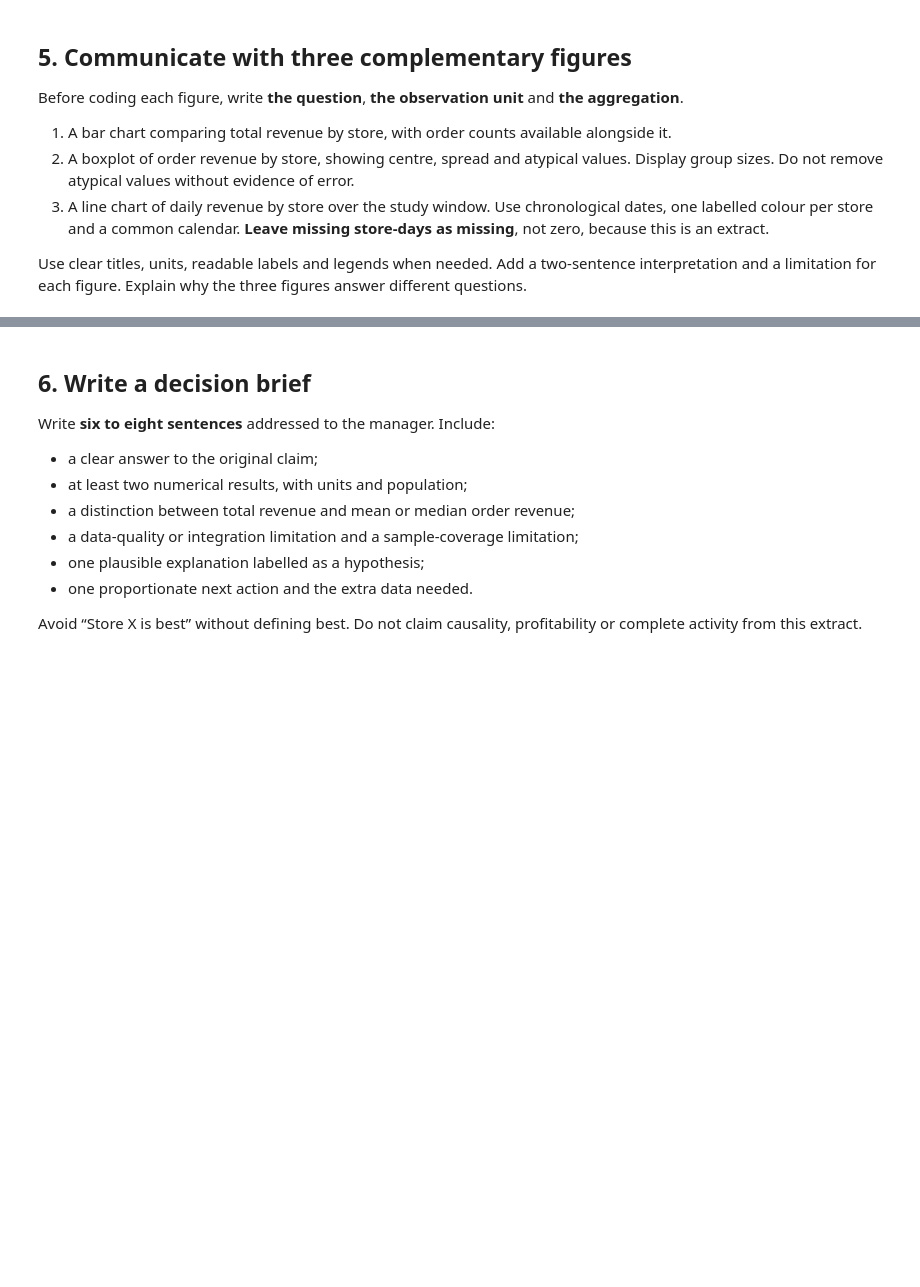
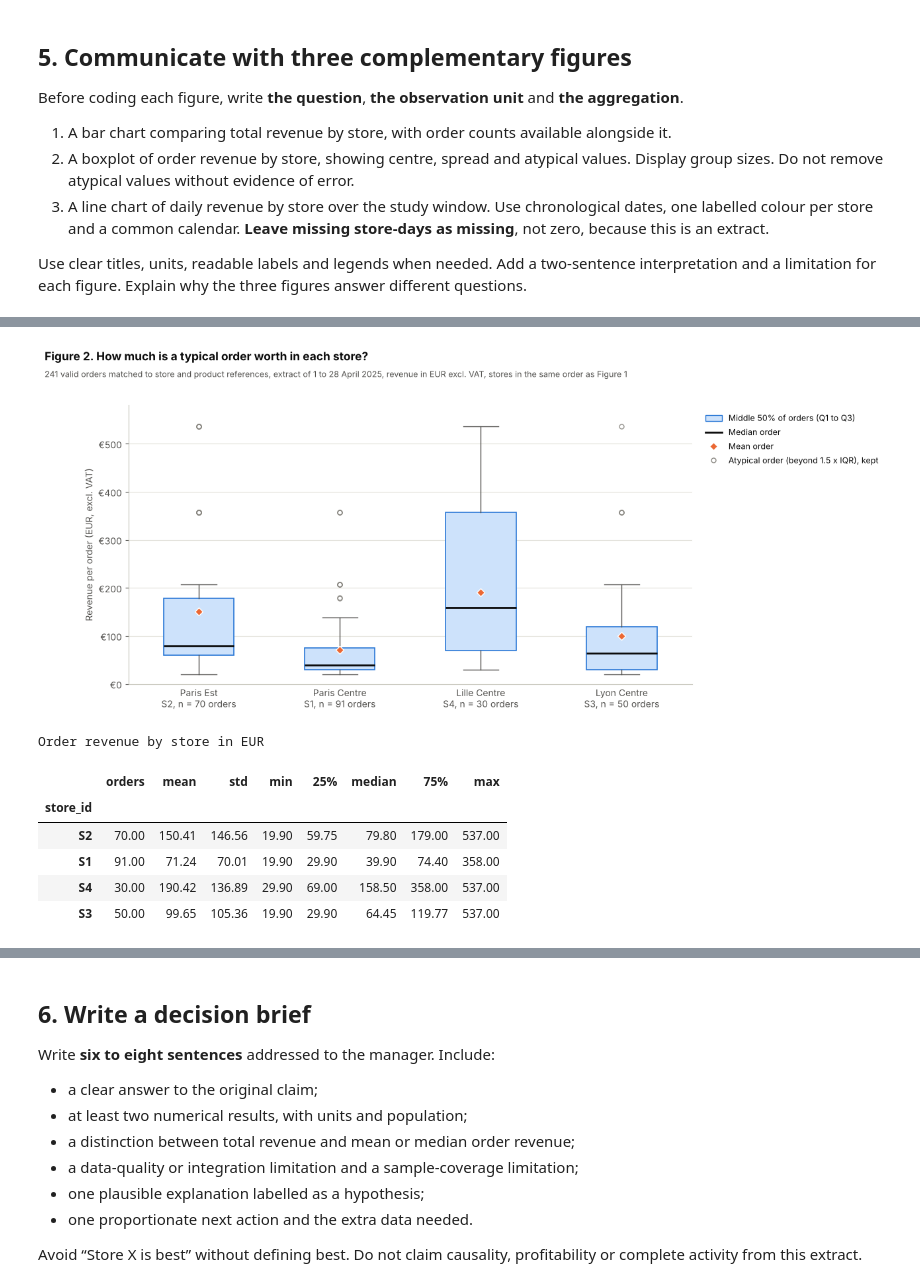
Before and after one commit to rylesdev/inf4, a Jupyter notebook: notebooks/05-Data-Integration-Case-Study.ipynb, the cells around one changed output, grey strips where cells are left out. Saved outputs shown, nothing was run; the diff lists cells and outputs as text; code cells hidden in the pictures; blank space fills up the shorter version.

```diff
--- a/notebooks/05-Data-Integration-Case-Study.ipynb
+++ b/notebooks/05-Data-Integration-Case-Study.ipynb
@@ -201,7 +226,8 @@ display(missing_by_column)
 for name, frame in sources.items():
     copies = frame[frame.duplicated(keep=False)]
     if len(copies):
-        print(f'1.3 {name}, {frame.duplicated().sum()} extra copies of identical rows')
+        n_copies = int(frame.duplicated().sum())
+        print(f'1.3 {name}, {n_copies} extra {"copy" if n_copies == 1 else "copies"} of identical rows')
         display(copies.sort_values(list(frame.columns)))
 
 # 1.4 Dans stores et products, la clé doit être unique.
@@ -828,12 +1126,8 @@ State the question, unit and aggregation; then interpret the chart.
 # Lecture. La boîte contient la moitié centrale des commandes (de Q1 à Q3), le trait noir est la médiane,
 # le losange est la moyenne et les ronds sont les commandes atypiques (au delà de 1,5 fois l'écart interquartile).
 # Les commandes atypiques sont gardées, rien ne montre que ce sont des erreurs.
-# Échelle. Les montants vont de quelques euros à plusieurs milliers. Sur un axe normal les grosses commandes
-# écrasent toutes les boîtes, donc l'axe est logarithmique (chaque graduation multiplie le montant).
 import textwrap
-from matplotlib.ticker import NullFormatter
 
-FIG2_LOG_SCALE = True
 # Une liste de montants par magasin, dans le même ordre que la figure 1
 groups = [analysis.loc[analysis['store_id'].eq(s), 'revenue_eur'].to_numpy() for s in store_order]
 
@@ -841,48 +1135,47 @@ fig2, ax = plt.subplots(figsize=(11, 5.8))
 ax.boxplot(groups, patch_artist=True, widths=0.5, showmeans=True,
            boxprops=dict(facecolor='#cde2fb', edgecolor=BAR_COLOR, linewidth=1.2),
            medianprops=dict(color=INK, linewidth=2),
            meanprops=dict(marker='D', markersize=6, markerfacecolor='#eb6834', markeredgecolor='white'),
            whiskerprops=dict(color=INK_2, linewidth=1), capprops=dict(color=INK_2, linewidth=1),
-           flierprops=dict(marker='o', markersize=4, markerfacecolor='none',
+           flierprops=dict(marker='o', markersize=5, markerfacecolor='none',
                            markeredgecolor=INK_MUTED, alpha=0.9))
 # Sous chaque boîte, le nom du magasin et le nombre de commandes (n)
 ax.set_xticks(np.arange(1, len(store_order) + 1))
 ax.set_xticklabels(['\n'.join(textwrap.wrap(STORE_NAME[s], 18)) + f'\n{s}, n = {len(g)} orders'
                     for s, g in zip(store_order, groups)])
-# Axe vertical en échelle logarithmique avec des graduations lisibles en euros
-lo, hi = analysis['revenue_eur'].min(), analysis['revenue_eur'].max()
-if FIG2_LOG_SCALE:
-    ax.set_yscale('log')
-    ticks = [t for t in [1, 2, 5, 10, 20, 50, 100, 200, 500, 1000, 2000, 5000, 10000, 20000, 50000, 100000]
-             if lo / 1.5 <= t <= hi * 1.5]
-    ax.set_yticks(ticks)
-    ax.yaxis.set_minor_formatter(NullFormatter())
-    ax.set_ylim(lo / 1.4, hi * 1.4)
-    ax.set_ylabel('Revenue per order (EUR, excl. VAT), log scale')
-else:
-    ax.set_ylim(bottom=0)
-    ax.set_ylabel('Revenue per order (EUR, excl. VAT)')
+# Axe vertical en euros, qui part de 0
+ax.set_ylim(0, analysis['revenue_eur'].max() * 1.08)
+ax.set_ylabel('Revenue per order (EUR, excl. VAT)')
 ax.yaxis.set_major_formatter(FuncFormatter(lambda v, _: eur(v)))
 ax.grid(axis='y')
 ax.set_axisbelow(True)
 ax.tick_params(axis='x', length=0)
 
 # Légende qui explique chaque élément de la boîte
 legend_items = [Patch(facecolor='#cde2fb', edgecolor=BAR_COLOR, label='Middle 50% of orders (Q1 to Q3)'),
                 Line2D([0], [0], color=INK, linewidth=2, label='Median order'),
                 Line2D([0], [0], marker='D', linestyle='none', markersize=6, markerfacecolor='#eb6834',
                        markeredgecolor='white', label='Mean order'),
-                Line2D([0], [0], marker='o', linestyle='none', markersize=4, markerfacecolor='none',
+                Line2D([0], [0], marker='o', linestyle='none', markersize=5, markerfacecolor='none',
                        markeredgecolor=INK_MUTED, label='Atypical order (beyond 1.5 x IQR), kept')]
 ax.legend(handles=legend_items, loc='upper left', bbox_to_anchor=(1.01, 1), fontsize=9)
 add_titles(fig2, 'Figure 2. How much is a typical order worth in each store?',
            POPULATION + ', stores in the same order as Figure 1')
 plt.show()
 
 # Les mêmes informations en tableau (nombre, moyenne, quartiles, minimum et maximum)
 print('Order revenue by store in EUR')
 display(analysis.groupby('store_id')['revenue_eur'].describe().loc[store_order]
         .rename(columns={'count': 'orders', '50%': 'median'}))
+# %% [output]
+[figure, added]
+Order revenue by store in EUR
+|  | orders | mean | std | min | 25% | median | 75% | max |
+| store_id |  |  |  |  |  |  |  |  |
+| S2 | 70.00 | 150.41 | 146.56 | 19.90 | 59.75 | 79.80 | 179.00 | 537.00 |
+| S1 | 91.00 | 71.24 | 70.01 | 19.90 | 29.90 | 39.90 | 74.40 | 358.00 |
+| S4 | 30.00 | 190.42 | 136.89 | 29.90 | 69.00 | 158.50 | 358.00 | 537.00 |
+| S3 | 50.00 | 99.65 | 105.36 | 19.90 | 29.90 | 64.45 | 119.77 | 537.00 |
 # %% [markdown]
 **Your interpretation**
 
```
Also changed, not shown: parts of 20 cells of this notebook, 16 other files.
